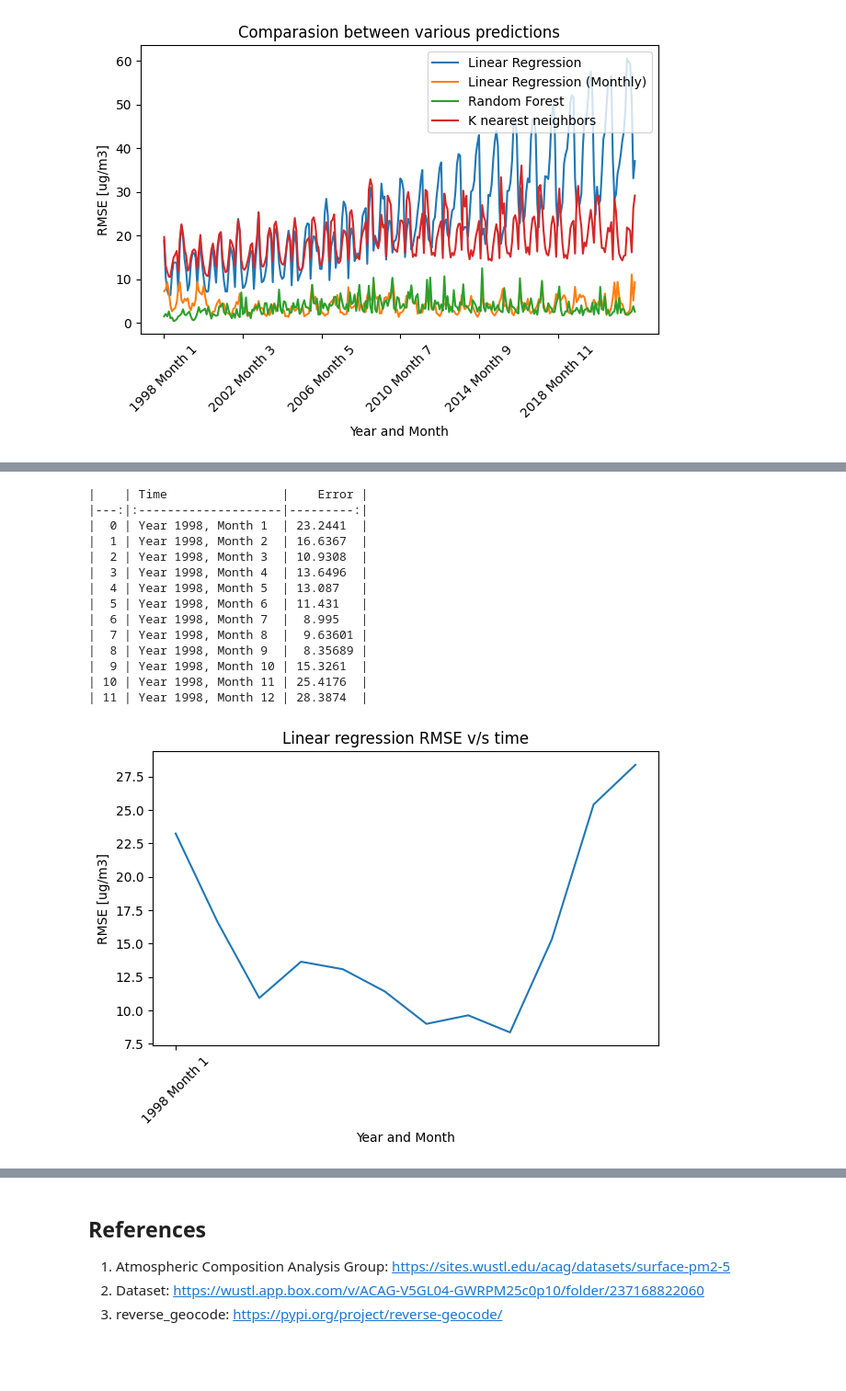
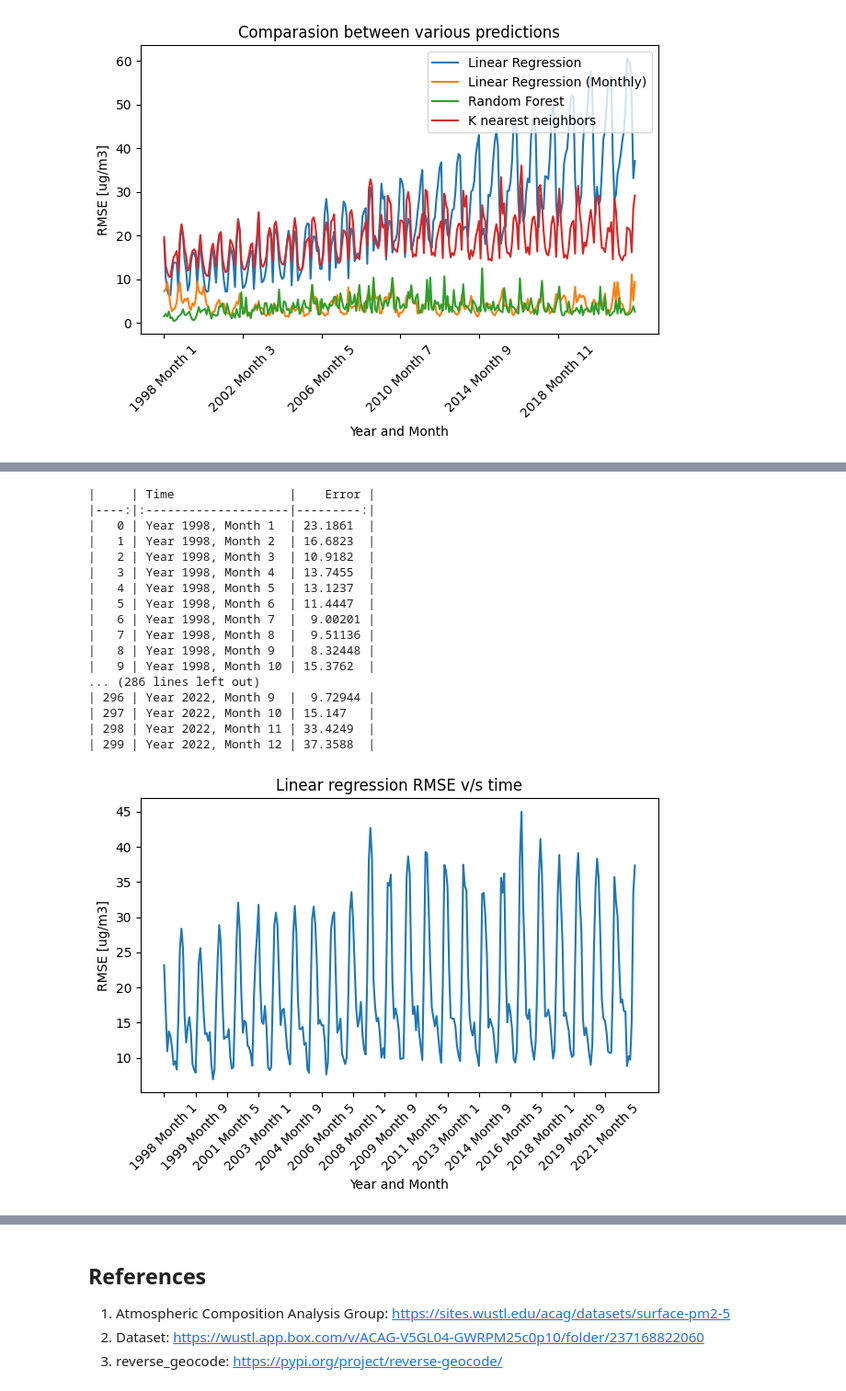
Before and after one commit to Karan-Gandhi/AQ-Data-Analysis, a Jupyter notebook: Project_Task_Submission.ipynb, the cells around one changed output, grey strips where cells are left out. Shown at 92% size. Cells and saved outputs as stored; diff of their text form; code cells hidden in the pictures; blank space fills up the shorter version.

Commit message:
clean up code and use the same test and train data for all the models

```diff
--- a/Project_Task_Submission.ipynb
+++ b/Project_Task_Submission.ipynb
@@ -479 +476,29 @@ plt.show()
+# %%
+all_data = np.array([getIndiaPM25Data(i + Timestamp_Start)[2] for i in range(Timepoints)])
+lat, lon = getIndiaPM25Data(Timestamp_Start)[:2]
+step_size = 1
+
+X_train = []
+X_test = []
+y_train = []
+y_test = []
+
+for frame in range(Timepoints):
+    current_data = np.array([[_lat, _lon, all_data[frame, i, j]] for i, _lat in enumerate(lat) for j, _lon in enumerate(lon)])
+    current_data = current_data[~np.isnan(current_data[:, 2])]
+    training_data_length = int(len(current_data) * 0.4)
+
+    selected_train_points = np.random.choice(len(current_data), training_data_length)
+    training_data = current_data[selected_train_points]
+
+    selected_test_points = np.ones(len(current_data), dtype=bool)
+    selected_test_points[selected_train_points] = False
+    testing_data = current_data[selected_test_points]
+
+    X_train.append(training_data[:, :2])
+    y_train.append(training_data[:, 2])
+
+    # Take all the other points
+    X_test.append(testing_data[:, :2])
+    y_test.append(testing_data[:, 2])
 # %% [markdown]
@@ -533,0 +506,13 @@ for i in range(n_months):
+# %%
+error_linear_regression = np.zeros(300)
+
+def train_and_compute_error(frame):
+    X = X_train[frame]
+    y = y_train[frame]
+    reg = LinearRegression().fit(X, y)
+    predictions = reg.predict(X_test[frame])
+    print(reg.coef_, predictions)
+    return np.sqrt(np.mean((predictions - y_test[frame]) ** 2))
+
+for i in range(Timepoints):
+    error_linear_regression[i] = train_and_compute_error(i)
@@ -534,20 +537,23 @@ for i in range(n_months):
 # %%
-print_error(error_linear_regression[:n_months])
-plot_error(error_linear_regression[:n_months], "Linear regression RMSE v/s time", "RMSE [ug/m3]")
+print_error(error_linear_regression)
+plot_error(error_linear_regression, "Linear regression RMSE v/s time", "RMSE [ug/m3]", step_size=20)
 # %% [output]
-|    | Time                |    Error |
-|---:|:--------------------|---------:|
-|  0 | Year 1998, Month 1  | 23.2441  |
-|  1 | Year 1998, Month 2  | 16.6367  |
-|  2 | Year 1998, Month 3  | 10.9308  |
-|  3 | Year 1998, Month 4  | 13.6496  |
-|  4 | Year 1998, Month 5  | 13.087   |
-|  5 | Year 1998, Month 6  | 11.431   |
-|  6 | Year 1998, Month 7  |  8.995   |
-|  7 | Year 1998, Month 8  |  9.63601 |
-|  8 | Year 1998, Month 9  |  8.35689 |
-|  9 | Year 1998, Month 10 | 15.3261  |
-| 10 | Year 1998, Month 11 | 25.4176  |
-| 11 | Year 1998, Month 12 | 28.3874  |
+|     | Time                |    Error |
+|----:|:--------------------|---------:|
+|   0 | Year 1998, Month 1  | 23.1861  |
+|   1 | Year 1998, Month 2  | 16.6823  |
+|   2 | Year 1998, Month 3  | 10.9182  |
+|   3 | Year 1998, Month 4  | 13.7455  |
+|   4 | Year 1998, Month 5  | 13.1237  |
+|   5 | Year 1998, Month 6  | 11.4447  |
+|   6 | Year 1998, Month 7  |  9.00201 |
+|   7 | Year 1998, Month 8  |  9.51136 |
+|   8 | Year 1998, Month 9  |  8.32448 |
+|   9 | Year 1998, Month 10 | 15.3762  |
+... (286 lines left out)
+| 296 | Year 2022, Month 9  |  9.72944 |
+| 297 | Year 2022, Month 10 | 15.147   |
+| 298 | Year 2022, Month 11 | 33.4249  |
+| 299 | Year 2022, Month 12 | 37.3588  |
-[figure, old version]
+[figure, new version]
 # %% [markdown]
```
Also changed, not shown: parts of 24 cells of this notebook.
